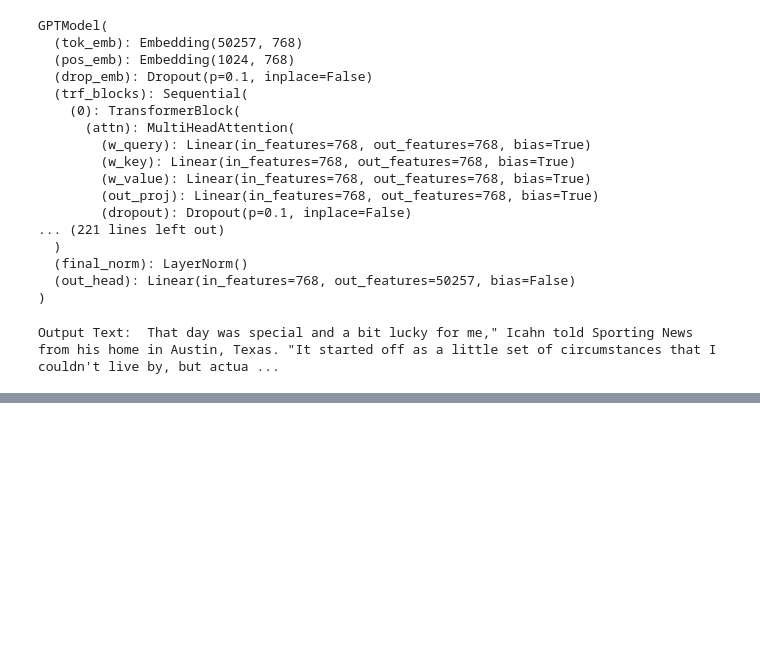
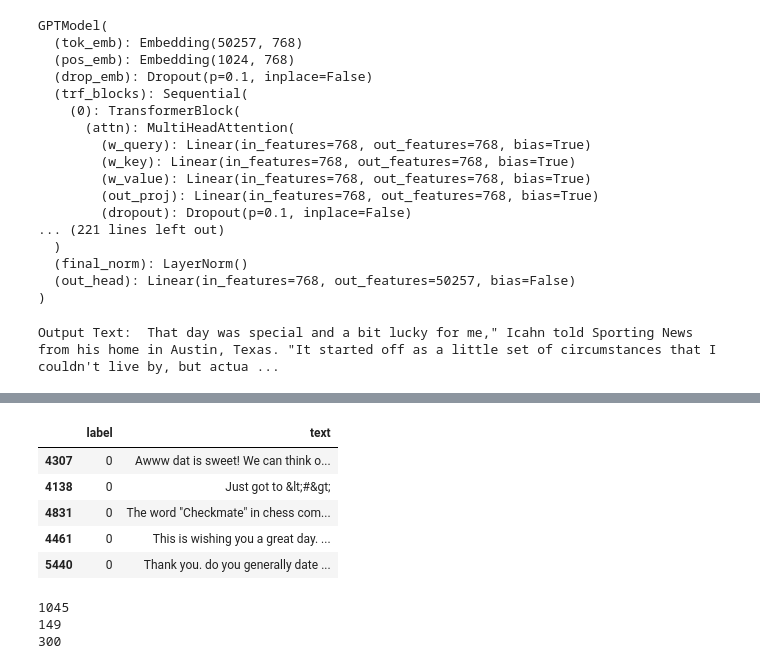
Before and after one commit to souravsharma22/LLMs, a Jupyter notebook: zz3_openWeights.ipynb, the cells around one changed output, grey strips where cells are left out. Cells and saved outputs as stored; diff of their text form; code cells hidden in the pictures; blank space fills up the shorter version.

```diff
--- a/zz3_openWeights.ipynb
+++ b/zz3_openWeights.ipynb
@@ -368,0 +421,9 @@ Output Text:  That day was special and a bit lucky for me," Icahn told Sporting
+# %%
+balanced_df.head()
+# %% [output]
+|  | label | text |
+| 4307 | 0 | Awww dat is sweet! We can think o... |
+| 4138 | 0 | Just got to &lt;#&gt; |
+| 4831 | 0 | The word "Checkmate" in chess com... |
+| 4461 | 0 | This is wishing you a great day. ... |
+| 5440 | 0 | Thank you. do you generally date ... |
@@ -368,0 +442,8 @@ Output Text:  That day was special and a bit lucky for me," Icahn told Sporting
+# %%
+print(len(train_df))
+print(len(validation_df))
+print(len(test_df))
+# %% [output]
+1045
+149
+300
```
Also changed, not shown: parts of 16 cells of this notebook, 4 other files.
